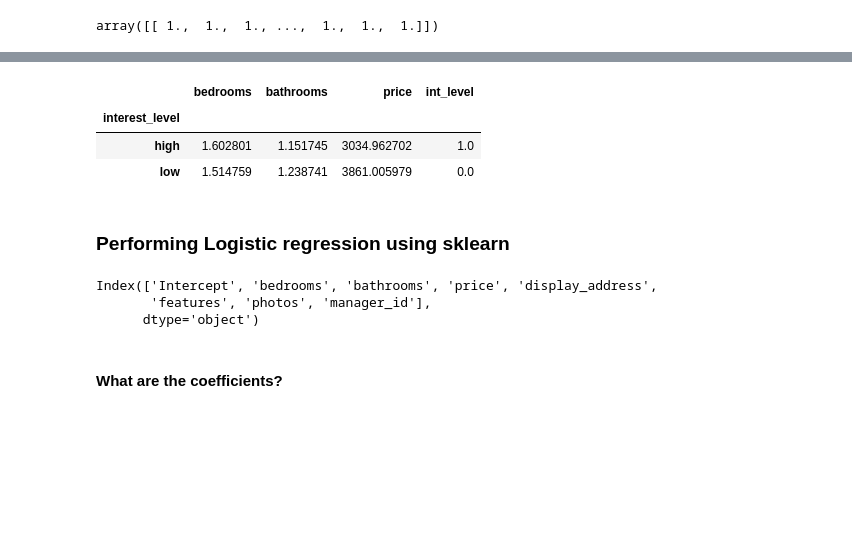
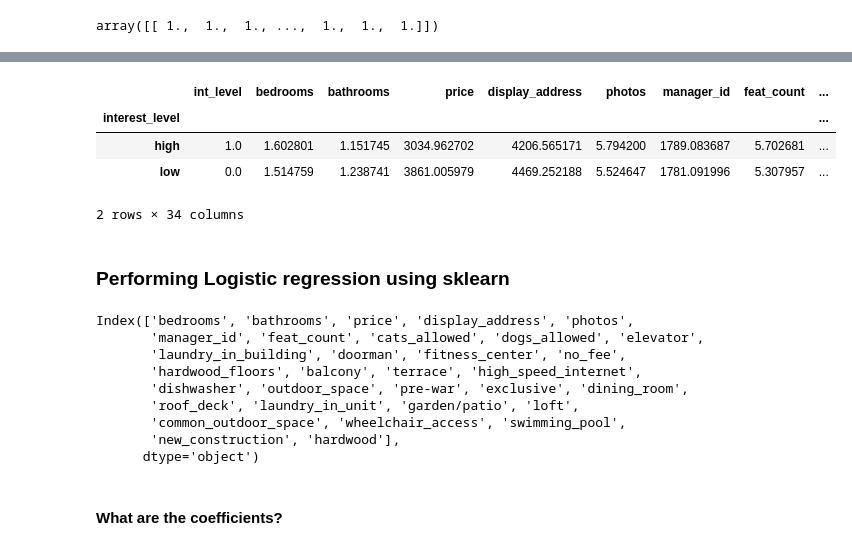
Before and after one commit to SidhantAB/Springboard-data-science-intensive-Capstone-project, a Jupyter notebook: Algorithms and models.ipynb, the cells around one changed output, grey strips where cells are left out. Cells and saved outputs as stored; diff of their text form; code cells hidden in the pictures; blank space fills up the shorter version.

```diff
--- a/Algorithms and models.ipynb
+++ b/Algorithms and models.ipynb
@@ -349,0 +516,3 @@ resulta.head(30)
+# %%
+cols.insert(1, cols.pop(cols.index('int_level')))
+cols
@@ -349,0 +537,3 @@ resulta.head(30)
+# %%
+cols.insert(1, cols.pop(cols.index('features')))
+cols
@@ -349,0 +558,3 @@ resulta.head(30)
+# %%
+resulta = resulta.ix[:, cols]
+resulta
@@ -350,3 +587,7 @@ resulta.head(30)
+# %%
+resulta.rename(columns=lambda x: x.strip().replace(" ", "_"), inplace=True)
+resulta.rename(columns=lambda x: x.strip().replace("/", "_"), inplace=True)
+resulta.rename(columns=lambda x: x.strip().replace("-", "_"), inplace=True)
 # %%
 resulta.describe()
 # %% [output]
@@ -416,10 +688,11 @@ Logit Regression Results
 # %%
-result.groupby('interest_level').mean()
+resulta.groupby('interest_level').mean()
 # %% [output]
-|  | bedrooms | bathrooms | price | int_level |
-| interest_level |  |  |  |  |
-| high | 1.602801 | 1.151745 | 3034.962702 | 1.0 |
-| low | 1.514759 | 1.238741 | 3861.005979 | 0.0 |
+|  | int_level | bedrooms | bathrooms | price | display_address | photos | manager_id | feat_count | ... |
+| interest_level |  |  |  |  |  |  |  |  | ... |
+| high | 1.0 | 1.602801 | 1.151745 | 3034.962702 | 4206.565171 | 5.794200 | 1789.083687 | 5.702681 | ... |
+| low | 0.0 | 1.514759 | 1.238741 | 3861.005979 | 4469.252188 | 5.524647 | 1781.091996 | 5.307957 | ... |
+2 rows × 34 columns
 # %% [markdown]
 ### Performing Logistic regression using sklearn
 # %%
@@ -429,9 +702,15 @@ y, X = dmatrices('int_level ~ bedrooms + bathrooms + price + display_address + f
-# %%
-X.columns
-# %% [output]
-Index(['Intercept', 'bedrooms', 'bathrooms', 'price', 'display_address',
-       'features', 'photos', 'manager_id'],
-      dtype='object')
+# %%
+resulta.columns[3:-1]
+# %% [output]
+Index(['bedrooms', 'bathrooms', 'price', 'display_address', 'photos',
+       'manager_id', 'feat_count', 'cats_allowed', 'dogs_allowed', 'elevator',
+       'laundry_in_building', 'doorman', 'fitness_center', 'no_fee',
+       'hardwood_floors', 'balcony', 'terrace', 'high_speed_internet',
+       'dishwasher', 'outdoor_space', 'pre-war', 'exclusive', 'dining_room',
+       'roof_deck', 'laundry_in_unit', 'garden/patio', 'loft',
+       'common_outdoor_space', 'wheelchair_access', 'swimming_pool',
+       'new_construction', 'hardwood'],
+      dtype='object')
 # %%
 y = np.ravel(y)
 # %%
```
Also changed, not shown: parts of 80 cells of this notebook.
